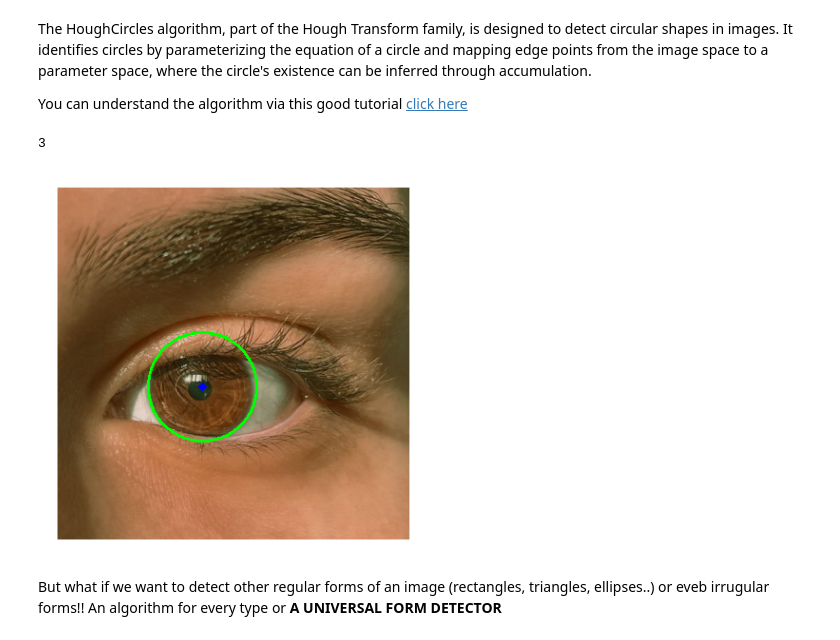
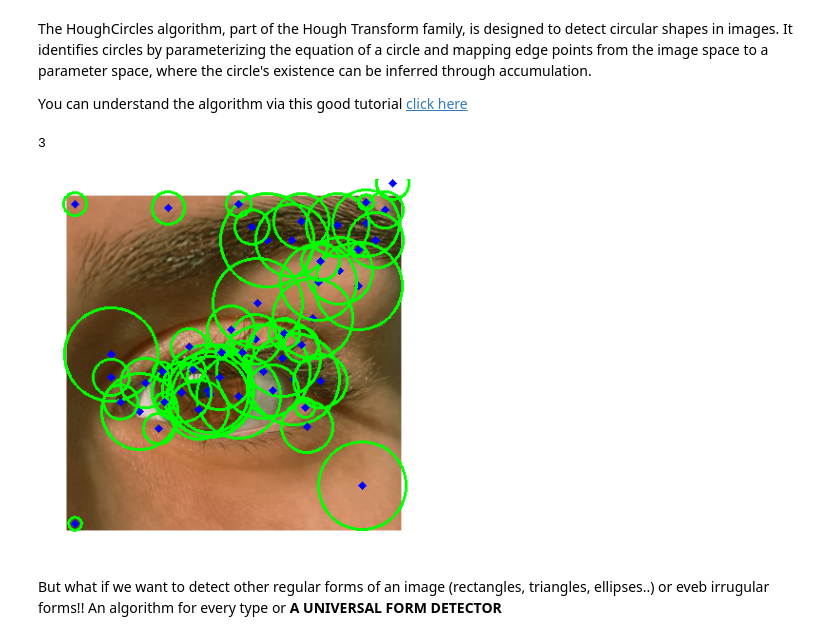
Before and after one commit to yanos84/Tutorials, a Jupyter notebook: Lab_session_CNN_Aerial.ipynb, the cells around one changed output. Cells and saved outputs as stored; diff of their text form; code cells hidden in the pictures.

```diff
--- a/Lab_session_CNN_Aerial.ipynb
+++ b/Lab_session_CNN_Aerial.ipynb
@@ -56,23 +56,23 @@ You can understand the algorithm via this good tutorial [click here](https://www
 # %%
 gray = cv2.cvtColor(img, cv2.COLOR_BGR2GRAY)
 blurred = cv2.blur(gray, (10,10))
-circles = cv2.HoughCircles(blurred, cv2.HOUGH_GRADIENT, 1, 20, param1 = 50, param2 = 30, minRadius = 10, maxRadius = 90)
+circles = cv2.HoughCircles(blurred, cv2.HOUGH_GRADIENT, 1, 20, param1 = 50, param2 = 10, minRadius = 1, maxRadius = 50)
 print(cv2.HOUGH_GRADIENT)
 if circles is not None:
     circles = np.uint16(np.around(circles))
     for i in circles[0, :]:
         # Draw the outer circle
         cv2.circle(img, (i[0], i[1]), i[2], (0, 255, 0), 2)
         # Draw the center of the circle
         cv2.circle(img, (i[0], i[1]), 2, (0, 0, 255), 3)
 
 #img = cv2.cvtColor(img, cv2.COLOR_BGR2RGB)
 plt.imshow(img)
 plt.axis('off') # Turn off axis
 plt.show()
 # %% [output]
 3
-[figure, old version]
+[figure, new version]
 # %% [markdown]
 But what if we want to detect other regular forms of an image (rectangles, triangles, ellipses..) or eveb irrugular forms!!
 An algorithm for every type or
```
Also changed, not shown: parts of 20 cells of this notebook.
